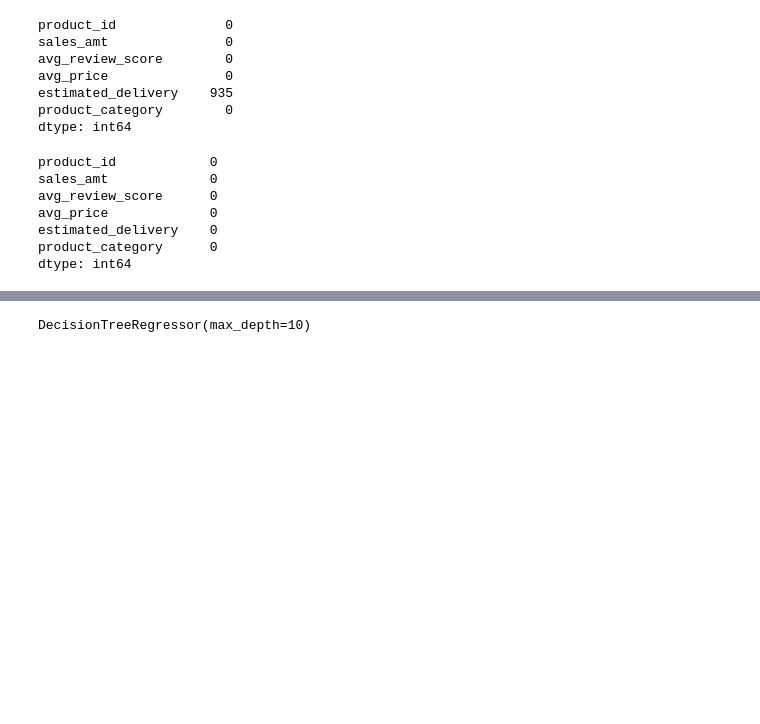
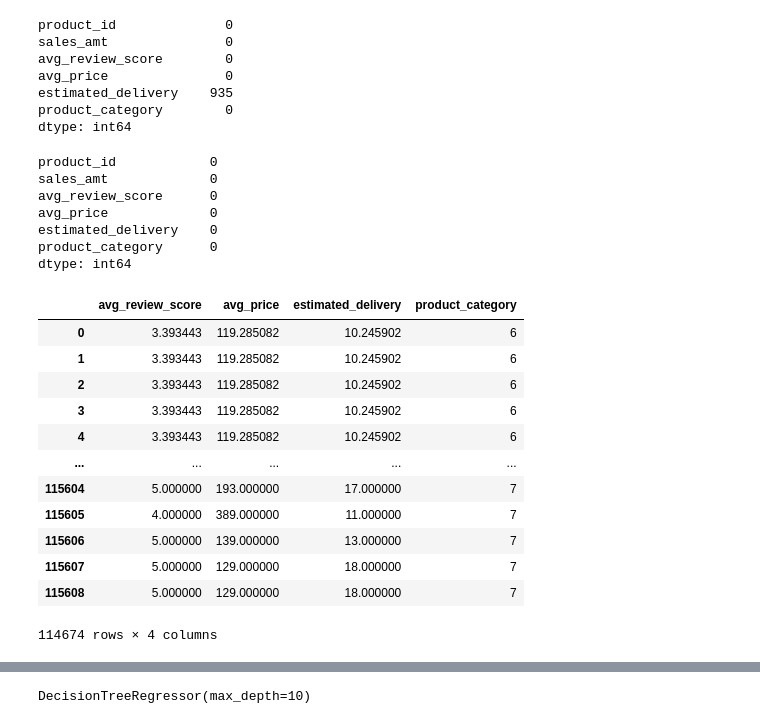
Before and after one commit to yashyaks/ecommerce-insights, a Jupyter notebook: Sales Prediction.ipynb, the cells around one changed output, grey strips where cells are left out. Cells and saved outputs as stored; diff of their text form; code cells hidden in the pictures; blank space fills up the shorter version.

```diff
--- a/Sales Prediction.ipynb
+++ b/Sales Prediction.ipynb
@@ -272,3 +272,19 @@ from sklearn.model_selection import train_test_split
 x = sales.drop(['product_id','sales_amt'], axis='columns')
 y = sales[['sales_amt']]
 x_train, x_test, y_train, y_test = train_test_split(x, y, test_size = 1/3, random_state = 101)
+# %%
+x
+# %% [output]
+|  | avg_review_score | avg_price | estimated_delivery | product_category |
+| 0 | 3.393443 | 119.285082 | 10.245902 | 6 |
+| 1 | 3.393443 | 119.285082 | 10.245902 | 6 |
+| 2 | 3.393443 | 119.285082 | 10.245902 | 6 |
+| 3 | 3.393443 | 119.285082 | 10.245902 | 6 |
+| 4 | 3.393443 | 119.285082 | 10.245902 | 6 |
+| ... | ... | ... | ... | ... |
+| 115604 | 5.000000 | 193.000000 | 17.000000 | 7 |
+| 115605 | 4.000000 | 389.000000 | 11.000000 | 7 |
+| 115606 | 5.000000 | 139.000000 | 13.000000 | 7 |
+| 115607 | 5.000000 | 129.000000 | 18.000000 | 7 |
+| 115608 | 5.000000 | 129.000000 | 18.000000 | 7 |
+114674 rows × 4 columns
```
Also changed, not shown: parts of 7 cells of this notebook, 5 other files.
